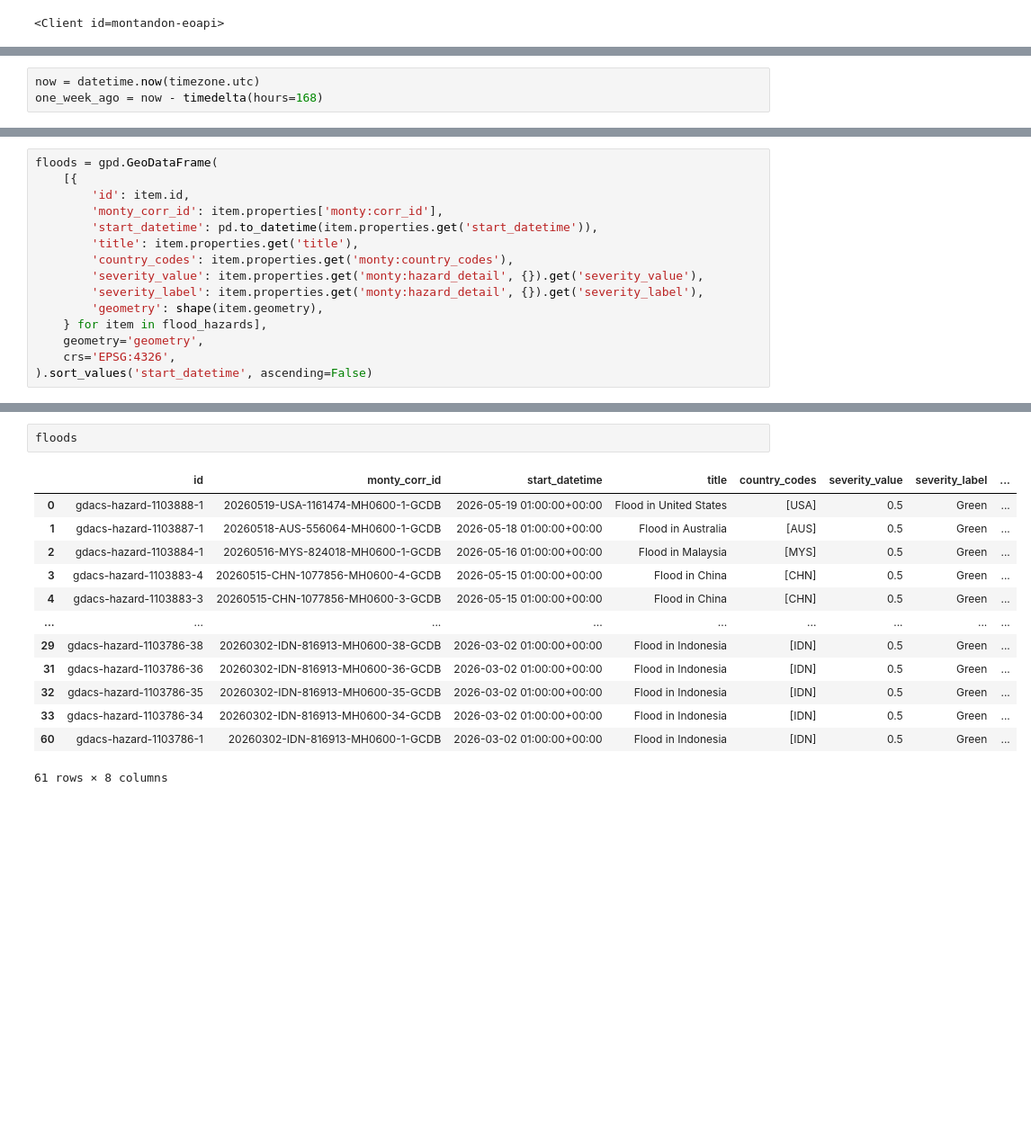
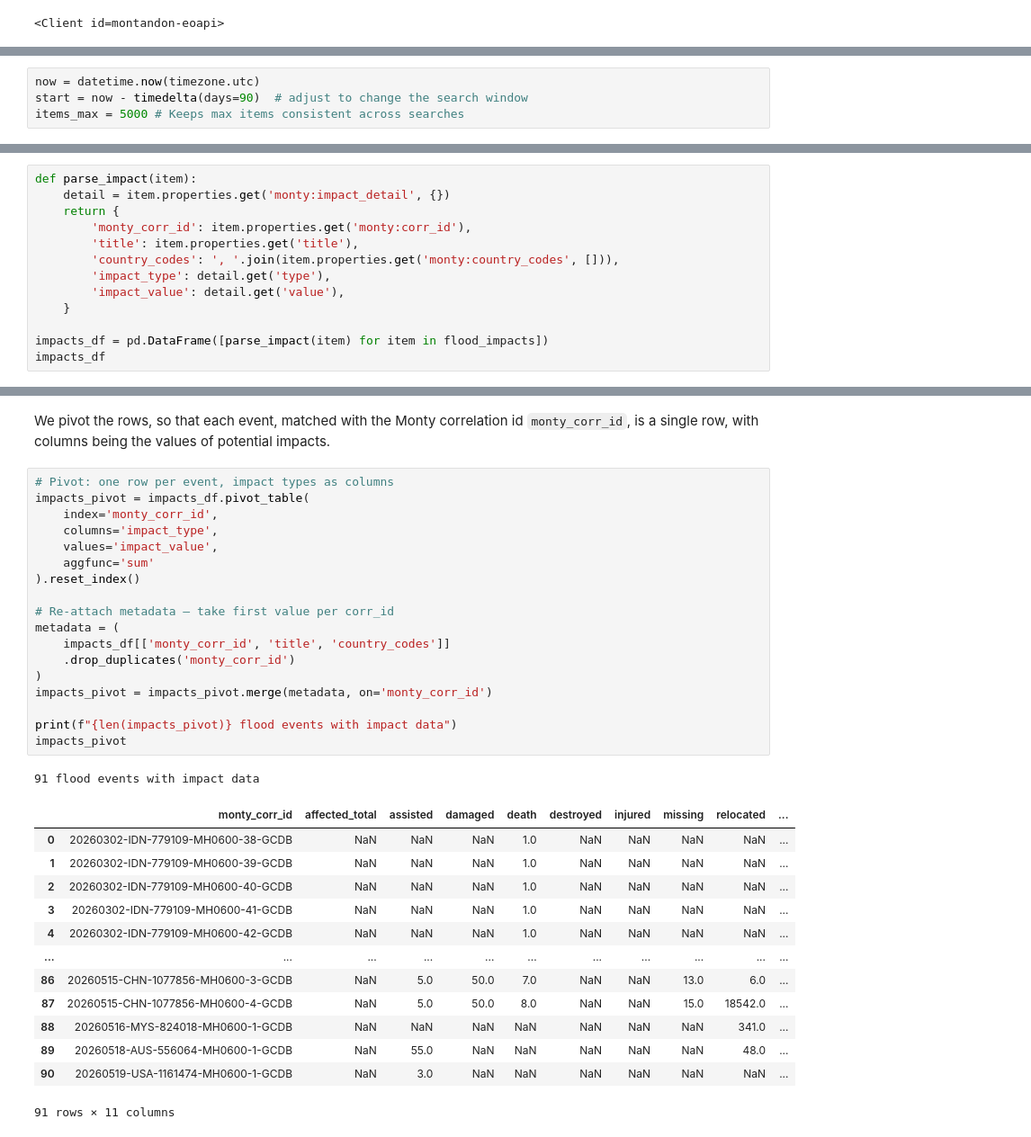
Before and after one commit to batpad/anywidget-experiments, a Jupyter notebook: notebooks/14_monty_floods.ipynb, the cells around one changed output, grey strips where cells are left out. Shown at 90% size. Saved outputs shown, nothing was run; the diff lists cells and outputs as text; blank space fills up the shorter version.

Commit message:
change flood notebook logic

```diff
--- a/notebooks/14_monty_floods.ipynb
+++ b/notebooks/14_monty_floods.ipynb
@@ -68,3 +48,4 @@ Search `gdacs-hazards` for recent flood events, filtering by hazard code `FL` in
 # %%
 now = datetime.now(timezone.utc)
-one_week_ago = now - timedelta(hours=168)
+start = now - timedelta(days=90)  # adjust to change the search window
+items_max = 5000 # Keeps max items consistent across searches
@@ -89,15 +71,13 @@ len(flood_hazards)
 # %%
-floods = gpd.GeoDataFrame(
-    [{
-        'id': item.id,
-        'monty_corr_id': item.properties['monty:corr_id'],
-        'start_datetime': pd.to_datetime(item.properties.get('start_datetime')),
+def parse_impact(item):
+    detail = item.properties.get('monty:impact_detail', {})
+    return {
+        'monty_corr_id': item.properties.get('monty:corr_id'),
         'title': item.properties.get('title'),
-        'country_codes': item.properties.get('monty:country_codes'),
-        'severity_value': item.properties.get('monty:hazard_detail', {}).get('severity_value'),
-        'severity_label': item.properties.get('monty:hazard_detail', {}).get('severity_label'),
-        'geometry': shape(item.geometry),
-    } for item in flood_hazards],
-    geometry='geometry',
-    crs='EPSG:4326',
-).sort_values('start_datetime', ascending=False)
+        'country_codes': ', '.join(item.properties.get('monty:country_codes', [])),
+        'impact_type': detail.get('type'),
+        'impact_value': detail.get('value'),
+    }
+
+impacts_df = pd.DataFrame([parse_impact(item) for item in flood_impacts])
+impacts_df
@@ -104,16 +98,35 @@ floods = gpd.GeoDataFrame(
+# %% [markdown]
+We pivot the rows, so that each event, matched with the Monty correlation id `monty_corr_id`, is a single row, with columns being the values of potential impacts.
 # %%
-floods
+# Pivot: one row per event, impact types as columns
+impacts_pivot = impacts_df.pivot_table(
+    index='monty_corr_id',
+    columns='impact_type',
+    values='impact_value',
+    aggfunc='sum'
+).reset_index()
+
+# Re-attach metadata — take first value per corr_id
+metadata = (
+    impacts_df[['monty_corr_id', 'title', 'country_codes']]
+    .drop_duplicates('monty_corr_id')
+)
+impacts_pivot = impacts_pivot.merge(metadata, on='monty_corr_id')
+
+print(f"{len(impacts_pivot)} flood events with impact data")
+impacts_pivot
 # %% [output]
+91 flood events with impact data
-|  | id | monty_corr_id | start_datetime | title | country_codes | severity_value | severity_label | ... |
-| 0 | gdacs-hazard-1103888-1 | 20260519-USA-1161474-MH0600-1-GCDB | 2026-05-19 01:00:00+00:00 | Flood in United States | [USA] | 0.5 | Green | ... |
-| 1 | gdacs-hazard-1103887-1 | 20260518-AUS-556064-MH0600-1-GCDB | 2026-05-18 01:00:00+00:00 | Flood in Australia | [AUS] | 0.5 | Green | ... |
-| 2 | gdacs-hazard-1103884-1 | 20260516-MYS-824018-MH0600-1-GCDB | 2026-05-16 01:00:00+00:00 | Flood in Malaysia | [MYS] | 0.5 | Green | ... |
-| 3 | gdacs-hazard-1103883-4 | 20260515-CHN-1077856-MH0600-4-GCDB | 2026-05-15 01:00:00+00:00 | Flood in China | [CHN] | 0.5 | Green | ... |
-| 4 | gdacs-hazard-1103883-3 | 20260515-CHN-1077856-MH0600-3-GCDB | 2026-05-15 01:00:00+00:00 | Flood in China | [CHN] | 0.5 | Green | ... |
-| ... | ... | ... | ... | ... | ... | ... | ... | ... |
-| 29 | gdacs-hazard-1103786-38 | 20260302-IDN-816913-MH0600-38-GCDB | 2026-03-02 01:00:00+00:00 | Flood in Indonesia | [IDN] | 0.5 | Green | ... |
-| 31 | gdacs-hazard-1103786-36 | 20260302-IDN-816913-MH0600-36-GCDB | 2026-03-02 01:00:00+00:00 | Flood in Indonesia | [IDN] | 0.5 | Green | ... |
-| 32 | gdacs-hazard-1103786-35 | 20260302-IDN-816913-MH0600-35-GCDB | 2026-03-02 01:00:00+00:00 | Flood in Indonesia | [IDN] | 0.5 | Green | ... |
-| 33 | gdacs-hazard-1103786-34 | 20260302-IDN-816913-MH0600-34-GCDB | 2026-03-02 01:00:00+00:00 | Flood in Indonesia | [IDN] | 0.5 | Green | ... |
-| 60 | gdacs-hazard-1103786-1 | 20260302-IDN-816913-MH0600-1-GCDB | 2026-03-02 01:00:00+00:00 | Flood in Indonesia | [IDN] | 0.5 | Green | ... |
+|  | monty_corr_id | affected_total | assisted | damaged | death | destroyed | injured | missing | relocated | ... |
+| 0 | 20260302-IDN-779109-MH0600-38-GCDB | NaN | NaN | NaN | 1.0 | NaN | NaN | NaN | NaN | ... |
+| 1 | 20260302-IDN-779109-MH0600-39-GCDB | NaN | NaN | NaN | 1.0 | NaN | NaN | NaN | NaN | ... |
+| 2 | 20260302-IDN-779109-MH0600-40-GCDB | NaN | NaN | NaN | 1.0 | NaN | NaN | NaN | NaN | ... |
+| 3 | 20260302-IDN-779109-MH0600-41-GCDB | NaN | NaN | NaN | 1.0 | NaN | NaN | NaN | NaN | ... |
+| 4 | 20260302-IDN-779109-MH0600-42-GCDB | NaN | NaN | NaN | 1.0 | NaN | NaN | NaN | NaN | ... |
+| ... | ... | ... | ... | ... | ... | ... | ... | ... | ... | ... |
+| 86 | 20260515-CHN-1077856-MH0600-3-GCDB | NaN | 5.0 | 50.0 | 7.0 | NaN | NaN | 13.0 | 6.0 | ... |
+| 87 | 20260515-CHN-1077856-MH0600-4-GCDB | NaN | 5.0 | 50.0 | 8.0 | NaN | NaN | 15.0 | 18542.0 | ... |
+| 88 | 20260516-MYS-824018-MH0600-1-GCDB | NaN | NaN | NaN | NaN | NaN | NaN | NaN | 341.0 | ... |
+| 89 | 20260518-AUS-556064-MH0600-1-GCDB | NaN | 55.0 | NaN | NaN | NaN | NaN | NaN | 48.0 | ... |
+| 90 | 20260519-USA-1161474-MH0600-1-GCDB | NaN | 3.0 | NaN | NaN | NaN | NaN | NaN | NaN | ... |
-61 rows × 8 columns
+91 rows × 11 columns
```
Also changed, not shown: parts of 15 cells of this notebook, 2 other files.
